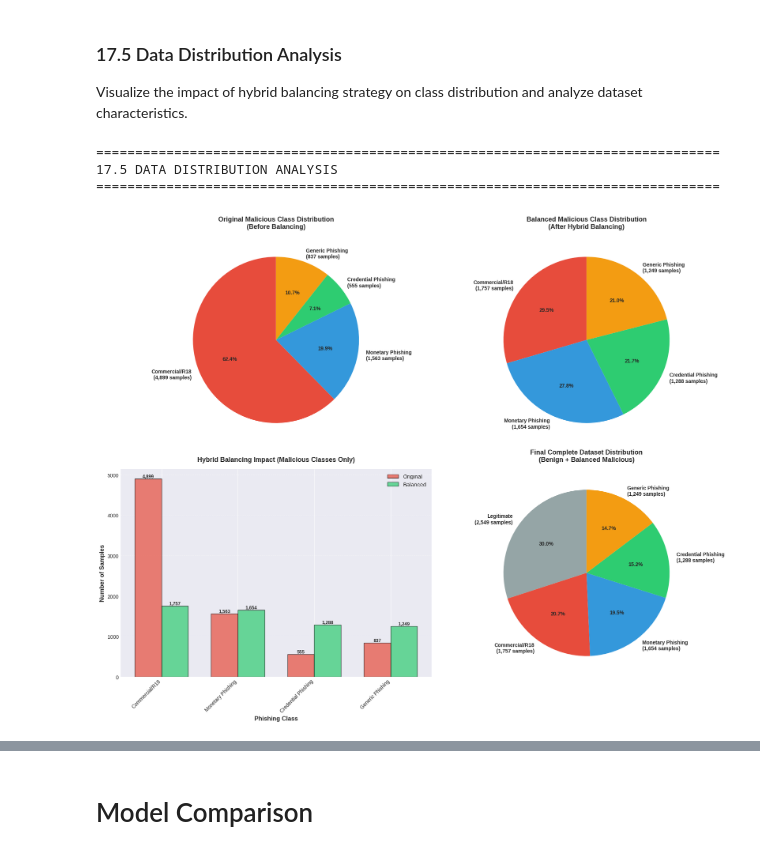
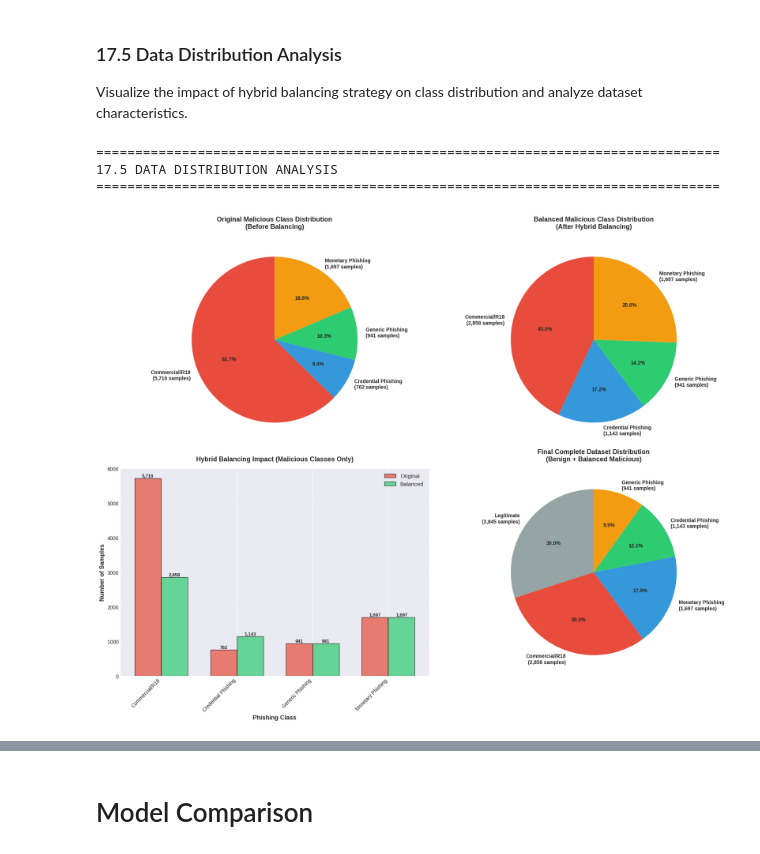
Before and after one commit to kurtesianplane/multi-class-phishing, a Jupyter notebook: scripts/3070_Training.ipynb, the cells around one changed output, grey strips where cells are left out. Cells and saved outputs as stored; diff of their text form; code cells hidden in the pictures.

```diff
--- a/scripts/3070_Training.ipynb
+++ b/scripts/3070_Training.ipynb
@@ -2028,8 +2701,9 @@ ax2.set_title('Efficiency vs Performance Tradeoff', fontsize=13, fontweight='bol
 ax2.grid(alpha=0.3, linestyle='--')
 
 # Add model labels
-for i, (name, time, f1) in enumerate(zip(model_names, training_times, mean_f1s)):
-    ax2.annotate(name.upper(), (time, f1),
+# FIX: Renamed 'time' to 't_time' to avoid shadowing the time module
+for i, (name, t_time, f1) in enumerate(zip(model_names, training_times, mean_f1s)):
+    ax2.annotate(name.upper(), (t_time, f1),
                 xytext=(10, 10), textcoords='offset points',
                 fontsize=11, fontweight='bold',
                 bbox=dict(boxstyle='round,pad=0.5', facecolor=colors[i], alpha=0.3))
@@ -2499,25 +3173,18 @@ print('\n' + '=' * 80)
 print('17.5 DATA DISTRIBUTION ANALYSIS')
 print('=' * 80)
 
-# Note: We need to reconstruct original distribution from memory
-# Since we don't have the original unbalanced data in variables anymore
-# We'll document the transformation that occurred
+original_malicious = {}
+# Ensure we only look at malicious labels present in the dataframe
+for label in sorted(annotated_df['label'].unique()):
+    count = (annotated_df['label'] == label).sum()
+    class_name = CLASS_LABELS.get(label, str(label))
+    original_malicious[class_name] = count
 
-# Original malicious distribution (from thesis data)
-original_malicious = {
-    'Commercial/R18': 4899,
-    'Monetary Phishing': 1563,
-    'Credential Phishing': 555,
-    'Generic Phishing': 837
-}
-
-# Balanced malicious distribution (from CONFIG)
-balanced_malicious = {
-    'Commercial/R18': CONFIG['balance_targets'][1],
-    'Monetary Phishing': CONFIG['balance_targets'][2],
-    'Credential Phishing': CONFIG['balance_targets'][3],
-    'Generic Phishing': CONFIG['balance_targets'][4]
-}
+# 2. Balanced Malicious (from CONFIG targets)
+balanced_malicious = {}
+for label, target in sorted(CONFIG['balance_targets'].items()):
+    class_name = CLASS_LABELS.get(label, str(label))
+    balanced_malicious[class_name] = target
 
 # Create figure with subplots
 fig, axes = plt.subplots(2, 2, figsize=(18, 14))
@@ -2525,11 +3192,15 @@ fig, axes = plt.subplots(2, 2, figsize=(18, 14))
 # Plot 1: Original Malicious Distribution (Pie Chart)
 ax1 = axes[0, 0]
 colors_pie = ['#e74c3c', '#3498db', '#2ecc71', '#f39c12']
+# Ensure consistent ordering for colors
+labels_ordered = sorted(original_malicious.keys())
+values_ordered = [original_malicious[l] for l in labels_ordered]
+
 wedges, texts, autotexts = ax1.pie(
-    original_malicious.values(),
-    labels=original_malicious.keys(),
+    values_ordered,
+    labels=labels_ordered,
     autopct='%1.1f%%',
-    colors=colors_pie,
+    colors=colors_pie[:len(labels_ordered)],
     startangle=90,
     textprops={'fontsize': 10, 'fontweight': 'bold'}
 )
@@ -2537,38 +3208,37 @@ ax1.set_title('Original Malicious Class Distribution\n(Before Balancing)',
               fontsize=13, fontweight='bold', pad=15)
 
 # Add sample counts
-for i, (text, count) in enumerate(zip(texts, original_malicious.values())):
+for i, (text, count) in enumerate(zip(texts, values_ordered)):
     text.set_text(f"{text.get_text()}\n({count:,} samples)")
 
 # Plot 2: Balanced Malicious Distribution (Pie Chart)
 ax2 = axes[0, 1]
+# Use same order
+values_bal_ordered = [balanced_malicious.get(l, 0) for l in labels_ordered]
+
 wedges2, texts2, autotexts2 = ax2.pie(
-    balanced_malicious.values(),
-    labels=balanced_malicious.keys(),
+    values_bal_ordered,
+    labels=labels_ordered,
     autopct='%1.1f%%',
-    colors=colors_pie,
+    colors=colors_pie[:len(labels_ordered)],
     startangle=90,
     textprops={'fontsize': 10, 'fontweight': 'bold'}
 )
 ax2.set_title('Balanced Malicious Class Distribution\n(After Hybrid Balancing)',
               fontsize=13, fontweight='bold', pad=15)
 
-for i, (text, count) in enumerate(zip(texts2, balanced_malicious.values())):
+for i, (text, count) in enumerate(zip(texts2, values_bal_ordered)):
     text.set_text(f"{text.get_text()}\n({count:,} samples)")
 
 # Plot 3: Before/After Comparison (Bar Chart)
 ax3 = axes[1, 0]
 
-classes = list(original_malicious.keys())
-original_counts = list(original_malicious.values())
-balanced_counts = list(balanced_malicious.values())
-
-x = np.arange(len(classes))
+x = np.arange(len(labels_ordered))
 width = 0.35
 
-bars1 = ax3.bar(x - width/2, original_counts, width, label='Original',
+bars1 = ax3.bar(x - width/2, values_ordered, width, label='Original',
                 color='#e74c3c', alpha=0.7, edgecolor='black')
-bars2 = ax3.bar(x + width/2, balanced_counts, width, label='Balanced',
+bars2 = ax3.bar(x + width/2, values_bal_ordered, width, label='Balanced',
                 color='#2ecc71', alpha=0.7, edgecolor='black')
 
 ax3.set_xlabel('Phishing Class', fontsize=12, fontweight='bold')
@@ -2576,7 +3246,7 @@ ax3.set_ylabel('Number of Samples', fontsize=12, fontweight='bold')
 ax3.set_title('Hybrid Balancing Impact (Malicious Classes Only)',
               fontsize=13, fontweight='bold', pad=15)
 ax3.set_xticks(x)
-ax3.set_xticklabels(classes, rotation=45, ha='right')
+ax3.set_xticklabels(labels_ordered, rotation=45, ha='right')
 ax3.legend(fontsize=11)
 ax3.grid(axis='y', alpha=0.3, linestyle='--')
 
@@ -2623,7 +3293,7 @@ print('TABLE 6: Hybrid Balancing Strategy Impact')
 print('=' * 80)
 print(f"\n{'Class':<30} {'Original':>12} {'Balanced':>12} {'Change':>12} {'Method':>20}")
 print('-' * 90)
-for class_name in original_malicious.keys():
+for class_name in labels_ordered:
     orig = original_malicious[class_name]
     bal = balanced_malicious[class_name]
     change = bal - orig
@@ -2642,34 +3312,34 @@ print(f"{'TOTAL MALICIOUS':<30} {sum(original_malicious.values()):>12,} "
       f"{sum(balanced_malicious.values()):>12,} "
       f"{sum(balanced_malicious.values())-sum(original_malicious.values()):>+12,}")
 print('=' * 90)
 
 print('\n' + '=' * 80)
 print('TABLE 7: Complete Dataset Statistics')
 print('=' * 80)
 print(f"\n{'Split':<20} {'Total':>12} {'Benign':>12} {'Malicious':>12} {'Ratio':>12}")
 print('-' * 70)
 print(f"{'Original Data':<20} {len(full_df):>12,} "
       f"{(full_df['label']==0).sum():>12,} "
       f"{(full_df['label']!=0).sum():>12,} "
       f"{(full_df['label']==0).sum()/(full_df['label']!=0).sum():.2f}:1")
 print(f"{'Training Set':<20} {len(X_train):>12,} "
       f"{(y_train==0).sum():>12,} "
       f"{(y_train!=0).sum():>12,} "
       f"{(y_train==0).sum()/(y_train!=0).sum():.2f}:1")
 print(f"{'Validation Set':<20} {len(X_val):>12,} "
       f"{(y_val==0).sum():>12,} "
       f"{(y_val!=0).sum():>12,} "
       f"{(y_val==0).sum()/(y_val!=0).sum():.2f}:1")
 print(f"{'Test Set':<20} {len(X_test):>12,} "
       f"{(y_test==0).sum():>12,} "
       f"{(y_test!=0).sum():>12,} "
       f"{(y_test==0).sum()/(y_test!=0).sum():.2f}:1")
 print('=' * 70)
 # %% [output]
 ================================================================================
 17.5 DATA DISTRIBUTION ANALYSIS
 ================================================================================
-[figure, old version]
+[figure, new version]
 ✓ Figure saved: /content/drive/MyDrive/thesis_results/data_distribution_analysis.png
 
 ================================================================================
```
Also changed, not shown: parts of 34 cells of this notebook, 24 other files.
